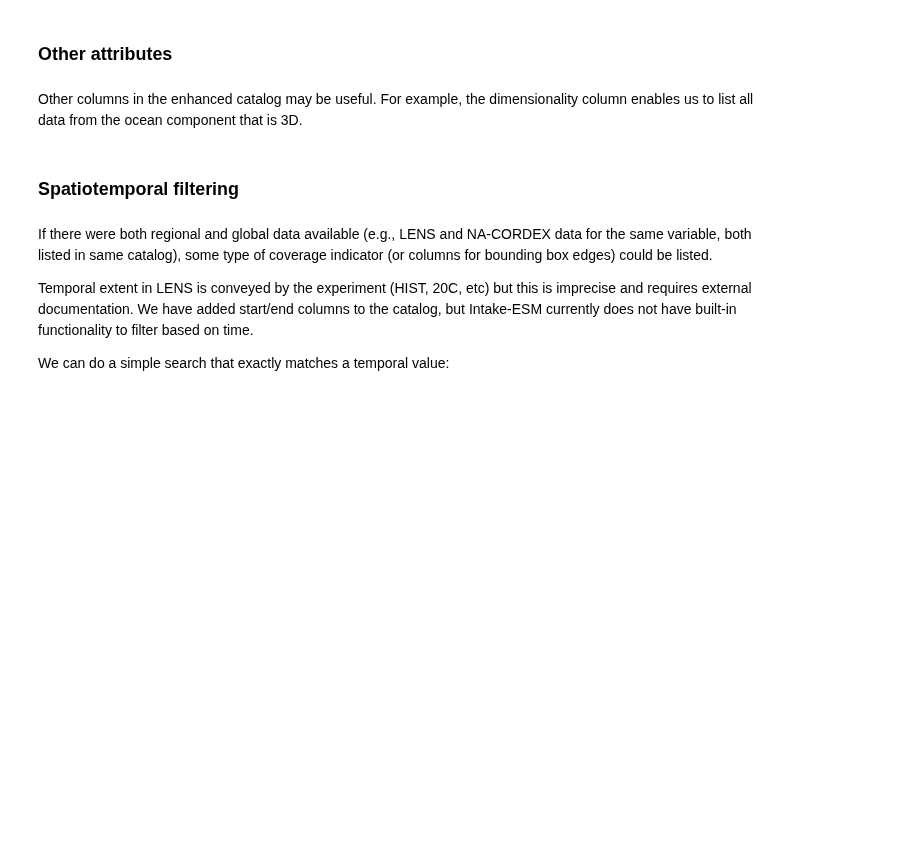
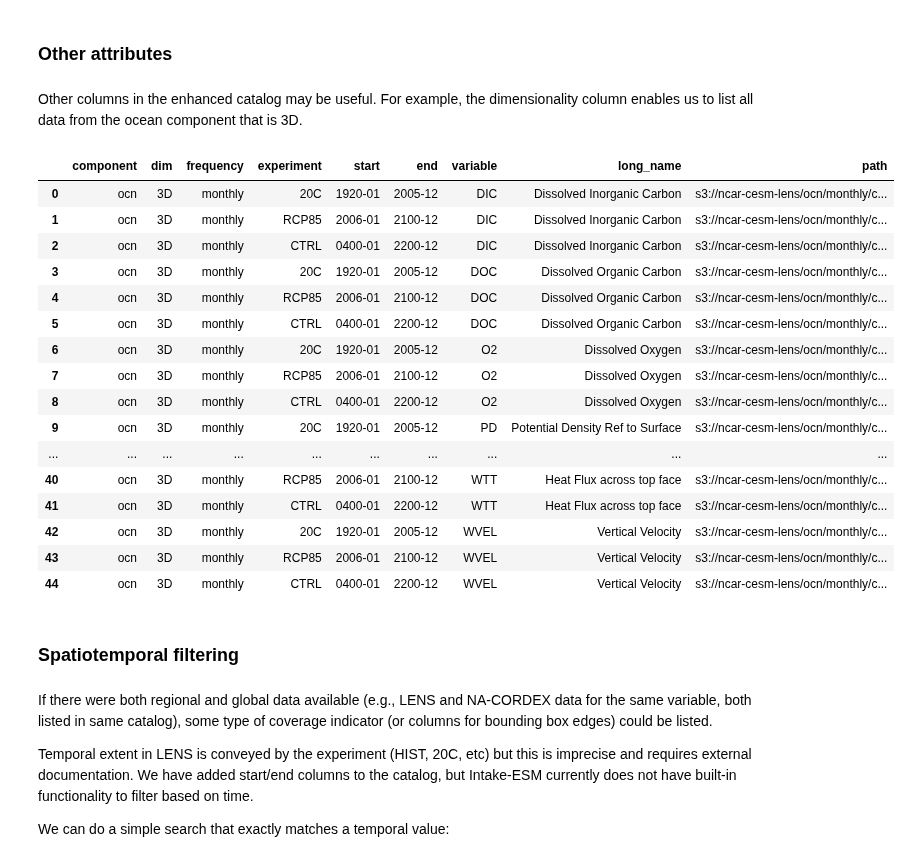
Before and after one commit to ProjectPythia/cesm-lens-aws-cookbook, a Jupyter notebook: notebooks/foundations/enhanced-catalog.ipynb, the cells around one changed output. Saved outputs shown, nothing was run; the diff lists cells and outputs as text; code cells hidden in the pictures; blank space fills up the shorter version.

```diff
--- a/notebooks/foundations/enhanced-catalog.ipynb
+++ b/notebooks/foundations/enhanced-catalog.ipynb
@@ -138,7 +304,25 @@ for name in partials:
 Other columns in the enhanced catalog may be useful. For example, the dimensionality column enables us to list all data from the ocean component that is 3D.
 # %%
 df = coll.search(dim="3D",component="ocn").df
-HTML(df.to_html(index=False))
+df
+# %% [output]
+|  | component | dim | frequency | experiment | start | end | variable | long_name | path |
+| 0 | ocn | 3D | monthly | 20C | 1920-01 | 2005-12 | DIC | Dissolved Inorganic Carbon | s3://ncar-cesm-lens/ocn/monthly/c... |
+| 1 | ocn | 3D | monthly | RCP85 | 2006-01 | 2100-12 | DIC | Dissolved Inorganic Carbon | s3://ncar-cesm-lens/ocn/monthly/c... |
+| 2 | ocn | 3D | monthly | CTRL | 0400-01 | 2200-12 | DIC | Dissolved Inorganic Carbon | s3://ncar-cesm-lens/ocn/monthly/c... |
+| 3 | ocn | 3D | monthly | 20C | 1920-01 | 2005-12 | DOC | Dissolved Organic Carbon | s3://ncar-cesm-lens/ocn/monthly/c... |
+| 4 | ocn | 3D | monthly | RCP85 | 2006-01 | 2100-12 | DOC | Dissolved Organic Carbon | s3://ncar-cesm-lens/ocn/monthly/c... |
+| 5 | ocn | 3D | monthly | CTRL | 0400-01 | 2200-12 | DOC | Dissolved Organic Carbon | s3://ncar-cesm-lens/ocn/monthly/c... |
+| 6 | ocn | 3D | monthly | 20C | 1920-01 | 2005-12 | O2 | Dissolved Oxygen | s3://ncar-cesm-lens/ocn/monthly/c... |
+| 7 | ocn | 3D | monthly | RCP85 | 2006-01 | 2100-12 | O2 | Dissolved Oxygen | s3://ncar-cesm-lens/ocn/monthly/c... |
+| 8 | ocn | 3D | monthly | CTRL | 0400-01 | 2200-12 | O2 | Dissolved Oxygen | s3://ncar-cesm-lens/ocn/monthly/c... |
+| 9 | ocn | 3D | monthly | 20C | 1920-01 | 2005-12 | PD | Potential Density Ref to Surface | s3://ncar-cesm-lens/ocn/monthly/c... |
+| ... | ... | ... | ... | ... | ... | ... | ... | ... | ... |
+| 40 | ocn | 3D | monthly | RCP85 | 2006-01 | 2100-12 | WTT | Heat Flux across top face | s3://ncar-cesm-lens/ocn/monthly/c... |
+| 41 | ocn | 3D | monthly | CTRL | 0400-01 | 2200-12 | WTT | Heat Flux across top face | s3://ncar-cesm-lens/ocn/monthly/c... |
+| 42 | ocn | 3D | monthly | 20C | 1920-01 | 2005-12 | WVEL | Vertical Velocity | s3://ncar-cesm-lens/ocn/monthly/c... |
+| 43 | ocn | 3D | monthly | RCP85 | 2006-01 | 2100-12 | WVEL | Vertical Velocity | s3://ncar-cesm-lens/ocn/monthly/c... |
+| 44 | ocn | 3D | monthly | CTRL | 0400-01 | 2200-12 | WVEL | Vertical Velocity | s3://ncar-cesm-lens/ocn/monthly/c... |
 # %% [markdown]
 ### Spatiotemporal filtering
 # %% [markdown]
```
Also changed, not shown: parts of 59 cells of this notebook.
